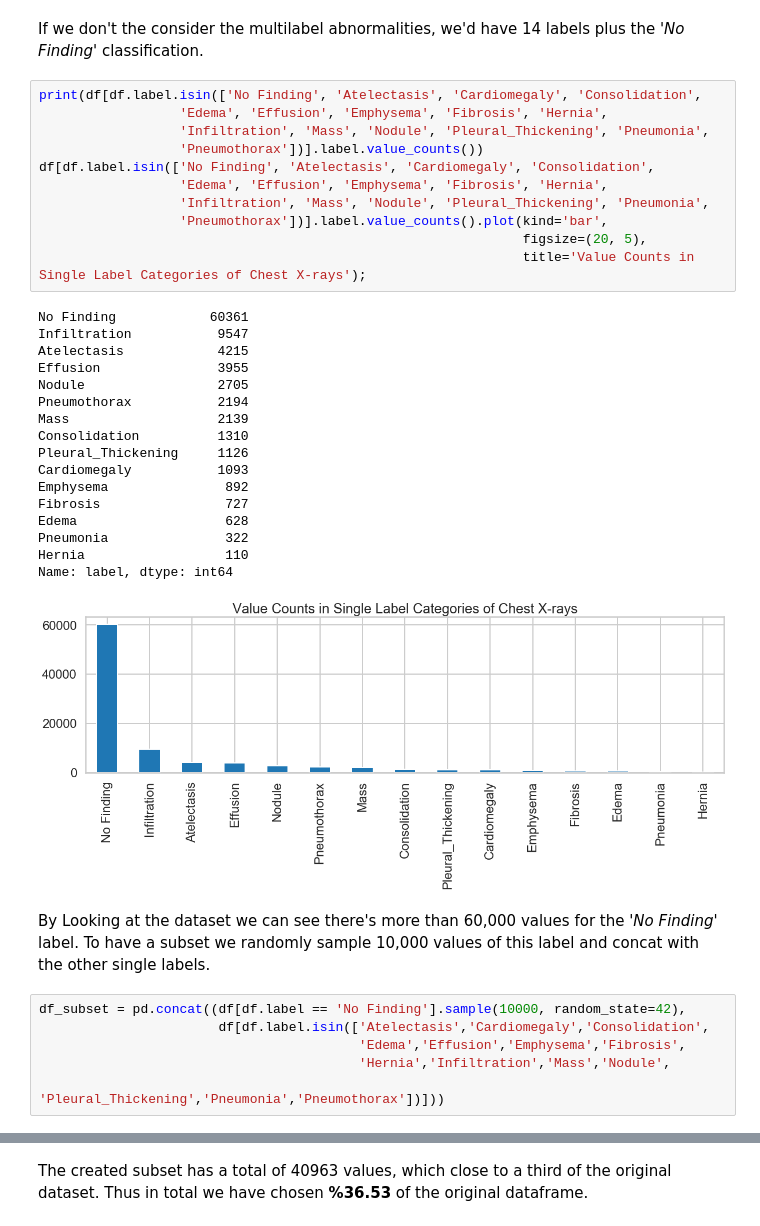
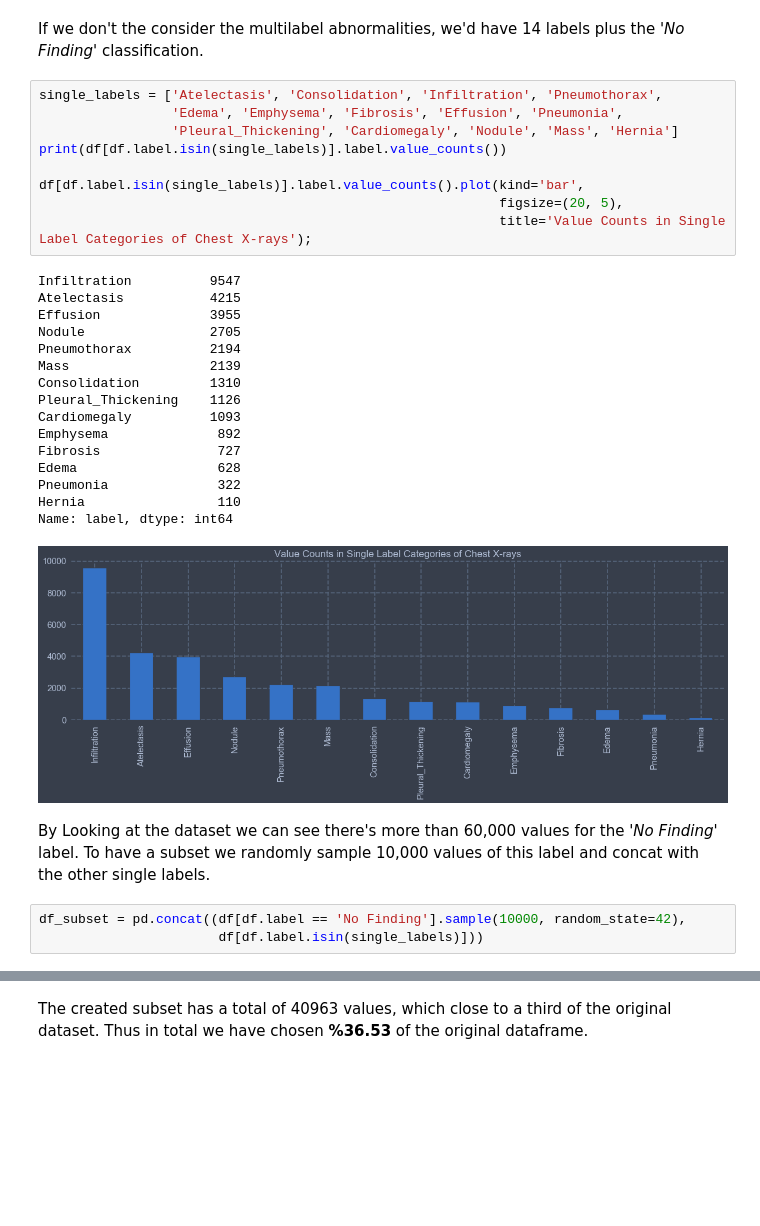
Before and after one commit to yasharmansouri/NIH-Chest-X-ray-Pathology-Detection, a Jupyter notebook: nih_xray.ipynb, the cells around one changed output, grey strips where cells are left out. Drawn from its saved outputs; the diff is of its cells as text; blank space fills up the shorter version.

Commit message:
added categorical labeling, added a single labels list for the subset, added target vector for classification

```diff
--- a/nih_xray.ipynb
+++ b/nih_xray.ipynb
@@ -118,43 +130,37 @@ df.label.nunique()
 # %% [markdown]
 If we don't the consider the multilabel abnormalities, we'd have 14 labels plus the *'No Finding'* classification.
 # %%
-print(df[df.label.isin(['No Finding', 'Atelectasis', 'Cardiomegaly', 'Consolidation',
-                  'Edema', 'Effusion', 'Emphysema', 'Fibrosis', 'Hernia',
-                  'Infiltration', 'Mass', 'Nodule', 'Pleural_Thickening', 'Pneumonia',
-                  'Pneumothorax'])].label.value_counts())
-df[df.label.isin(['No Finding', 'Atelectasis', 'Cardiomegaly', 'Consolidation',
-                  'Edema', 'Effusion', 'Emphysema', 'Fibrosis', 'Hernia',
-                  'Infiltration', 'Mass', 'Nodule', 'Pleural_Thickening', 'Pneumonia',
-                  'Pneumothorax'])].label.value_counts().plot(kind='bar',
-                                                              figsize=(20, 5),
-                                                              title='Value Counts in Single Label Categories of Chest X-rays');
+single_labels = ['Atelectasis', 'Consolidation', 'Infiltration', 'Pneumothorax',
+                 'Edema', 'Emphysema', 'Fibrosis', 'Effusion', 'Pneumonia',
+                 'Pleural_Thickening', 'Cardiomegaly', 'Nodule', 'Mass', 'Hernia']
+print(df[df.label.isin(single_labels)].label.value_counts())
+
+df[df.label.isin(single_labels)].label.value_counts().plot(kind='bar',
+                                                           figsize=(20, 5),
+                                                           title='Value Counts in Single Label Categories of Chest X-rays');
 # %% [output]
-No Finding            60361
-Infiltration           9547
-Atelectasis            4215
-Effusion               3955
-Nodule                 2705
-Pneumothorax           2194
-Mass                   2139
-Consolidation          1310
-Pleural_Thickening     1126
-Cardiomegaly           1093
-Emphysema               892
-Fibrosis                727
-Edema                   628
-Pneumonia               322
-Hernia                  110
+Infiltration          9547
+Atelectasis           4215
+Effusion              3955
+Nodule                2705
+Pneumothorax          2194
+Mass                  2139
+Consolidation         1310
+Pleural_Thickening    1126
+Cardiomegaly          1093
+Emphysema              892
+Fibrosis               727
+Edema                  628
+Pneumonia              322
+Hernia                 110
 Name: label, dtype: int64
-[figure, old version]
+[figure, new version]
 # %% [markdown]
 By Looking at the dataset we can see there's more than 60,000 values for the *'No Finding'* label.
 To have a subset we randomly sample 10,000 values of this label and concat with the other single labels.
 # %%
 df_subset = pd.concat((df[df.label == 'No Finding'].sample(10000, random_state=42),
-                       df[df.label.isin(['Atelectasis','Cardiomegaly','Consolidation',
-                                         'Edema','Effusion','Emphysema','Fibrosis',
-                                         'Hernia','Infiltration','Mass','Nodule',
-                                         'Pleural_Thickening','Pneumonia','Pneumothorax'])]))
+                       df[df.label.isin(single_labels)]))
 # %%
 print(df_subset.label.value_counts())
 df_subset.label.value_counts().plot(kind='bar',
```
Also changed, not shown: parts of 30 cells of this notebook, 1 other file.
